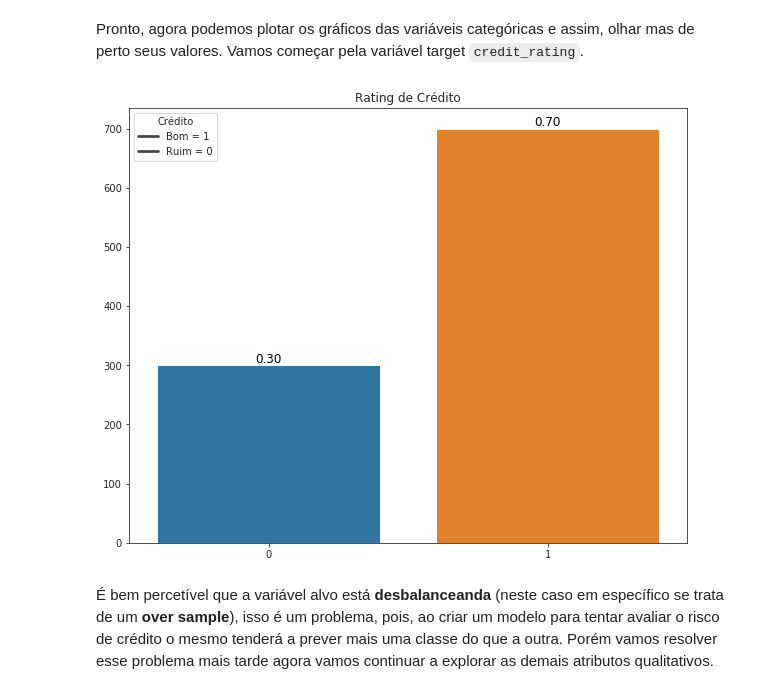
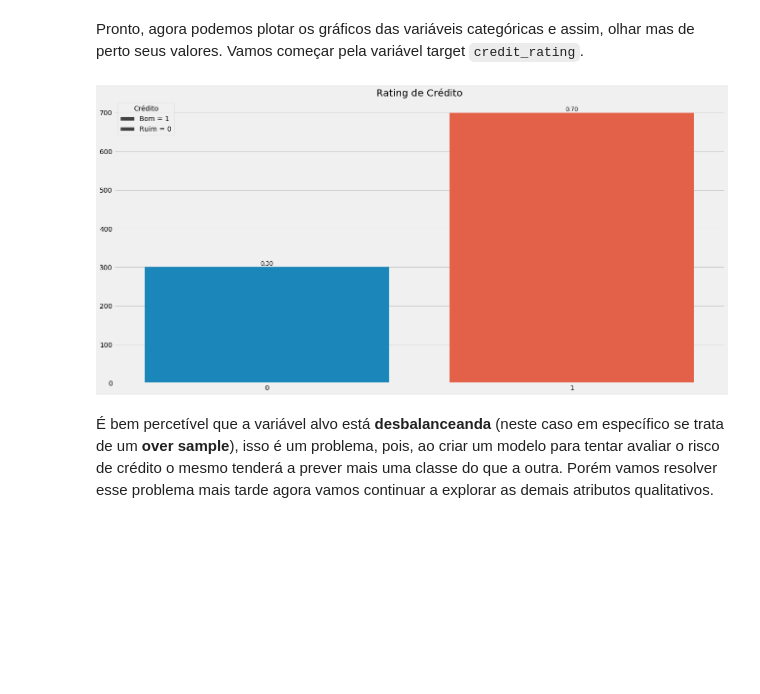
Before and after one commit to bobcastaldeli/Credit-Risk-Analysis, a Jupyter notebook: Credit_Risk_Analysis.ipynb, the cells around one changed output. Cells and saved outputs as stored; diff of their text form; code cells hidden in the pictures; blank space fills up the shorter version.

```diff
--- a/Credit_Risk_Analysis.ipynb
+++ b/Credit_Risk_Analysis.ipynb
@@ -59,15 +39,18 @@ import seaborn as sns
 from scipy import stats
 import warnings
 
-# Definindo o estilo dos gráficos
+# Configurando o estilo de gráfico utilizado
 %matplotlib inline
-sns.set_style('ticks')
+plt.rcParams["figure.figsize"] = 20, 10
+plt.style.use('fivethirtyeight')
+pd.set_option('display.max_columns', None)
 
-# Ignorando os avisos aprensentados no notebook
-warnings.filterwarnings("ignore")
+# Ignorando os avisos
+import warnings
+warnings.filterwarnings('ignore')
 # %%
 # Carregando o dataset
-df = pd.read_csv('Credit-Risk-Analysis/credit_dataset.csv')
+df = pd.read_csv('credit_dataset.csv')
 
 # Observando o tipo de cada variável e a sua quantidade de informações
 df.info()
@@ -117,22 +100,21 @@ for i in cat_vars:
 Pronto, agora podemos plotar os gráficos das variáveis categóricas e assim, olhar mas de perto seus valores. Vamos começar pela variável target `credit_rating`.
 # %%
 # Barplot da variável Rating de Crédito
-plt.figure(figsize=(10, 8))
 ax = sns.barplot(x=df['credit_rating'].value_counts().index,
                  y=df['credit_rating'].value_counts().values,
                  data=df)
 
 total = float(len(df))
 
 for p in ax.patches:
     height = p.get_height()
     ax.text(p.get_x() + p.get_width()/2., height, '{:1.2f}'.format(height/total),
             fontsize=12, color='black', ha='center', va='bottom')
 
 plt.legend(title='Crédito', loc='best', labels=['Bom = 1', 'Ruim = 0'])
 plt.title('Rating de Crédito')
 plt.show()
 # %% [output]
-[figure, old version]
+[figure, new version]
 # %% [markdown]
 É bem percetível que a variável alvo está **desbalanceanda** (neste caso em específico se trata de um **over sample**), isso é um problema, pois, ao criar um modelo para tentar avaliar o risco de crédito o mesmo tenderá a prever mais uma classe do que a outra. Porém vamos resolver esse problema mais tarde agora vamos continuar a explorar as demais atributos qualitativos.
```
Also changed, not shown: parts of 3 cells of this notebook.
